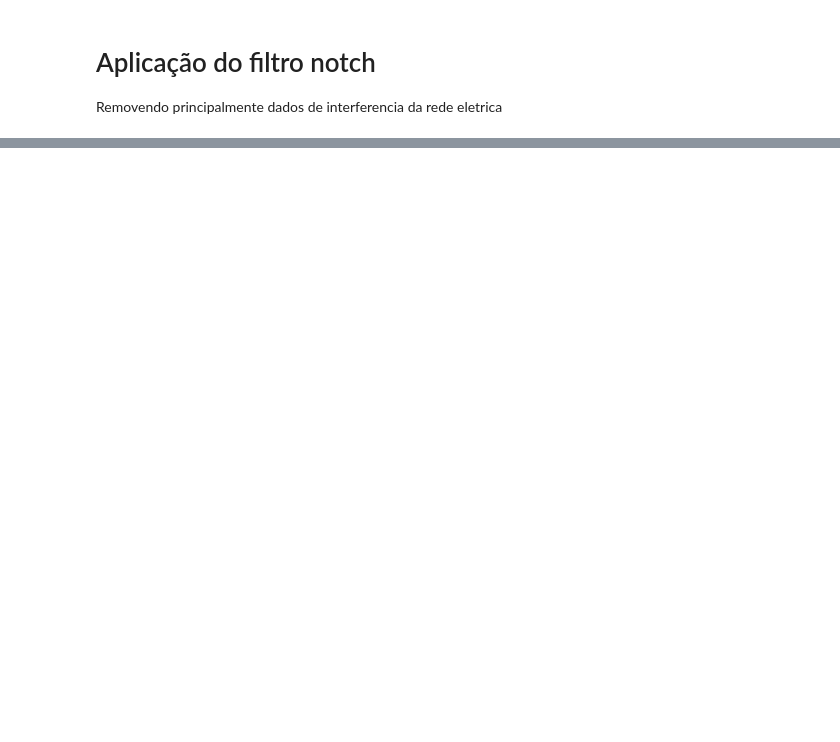
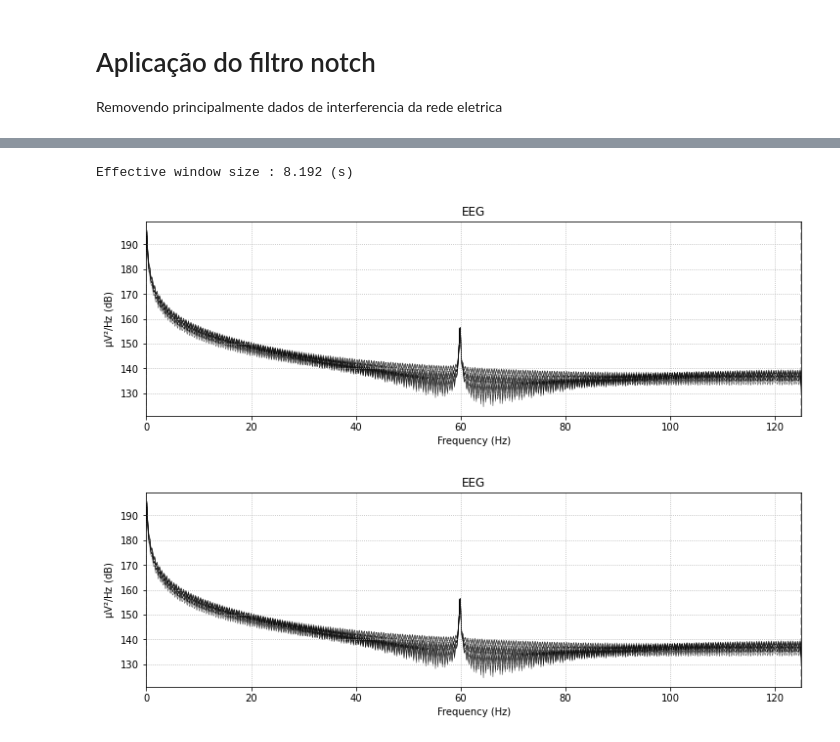
Before and after one commit to Thaynoanhit/Reconhecimento_De_Padroes, a Jupyter notebook: src/preprocessing.ipynb, the cells around one changed output, grey strips where cells are left out. Saved outputs shown, nothing was run; the diff lists cells and outputs as text; code cells hidden in the pictures; blank space fills up the shorter version.

```diff
--- a/src/preprocessing.ipynb
+++ b/src/preprocessing.ipynb
@@ -73,0 +80,31 @@ print_graphs(data_filtered)
+# %%
+# Defina o número de amostras
+n_samples = len(data)
+
+# Defina o número de canais
+n_channels = data.shape[1]
+
+# Calcule o número de amostras que são divisíveis uniformemente pelo número de canais
+n_samples_trimmed = (n_samples // n_channels) * n_channels
+print("Número de amostras após o corte:", n_samples_trimmed)
+
+# Corte o array de dados para ter um comprimento que seja divisível uniformemente pelo número de canais
+data = data[:n_samples_trimmed]
+
+# Reorganize o array de dados para corresponder ao número de canais especificado no objeto 'info'
+data = data.reshape((-1, n_channels))
+
+# Crie nomes e tipos de canal
+ch_names = [f'EEG {i+1}' for i in range(n_channels)]
+ch_types = ['eeg'] * n_channels
+sfreq = 250
+
+# Crie um objeto Info
+info = mne.create_info(ch_names=ch_names, ch_types=ch_types, sfreq=sfreq)
+
+# Crie um objeto MNE RawArray
+mne_data = mne.io.RawArray(data.T, info)
+
+# Imprima a forma do array de dados e o objeto Info criado
+print("Forma dos dados após o corte e remodelação:", data.shape)
+print("Objeto Info:", info)
@@ -73,0 +129,10 @@ print_graphs(data_filtered)
+# %%
+# Assuming mne_data is your MNE RawArray object
+psd = mne_data.compute_psd()
+
+# Plot the PSD with a sprecific color
+psd.plot()
+# %% [output]
+Effective window size : 8.192 (s)
+[figure, added]
+[figure, added]
```
Also changed, not shown: parts of 5 cells of this notebook.
